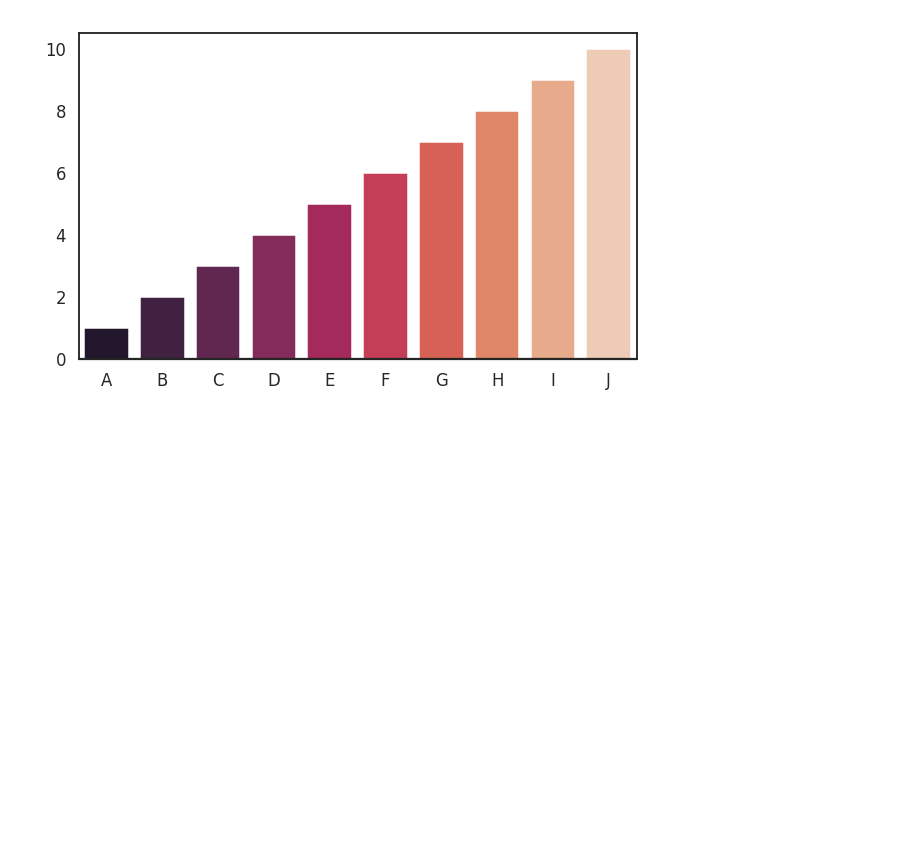
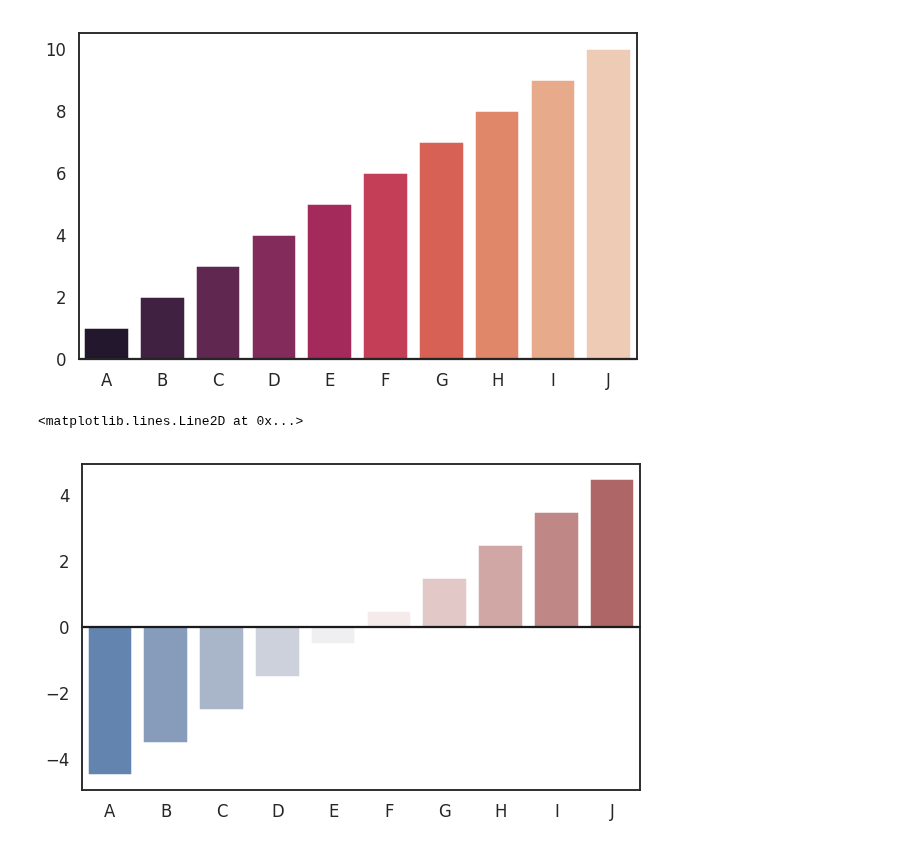
Before and after one commit to jgumin/jupyter-notebook, a Jupyter notebook: practice.ipynb, the cells around one changed output. Saved outputs shown, nothing was run; the diff lists cells and outputs as text; code cells hidden in the pictures; blank space fills up the shorter version.

```diff
--- a/practice.ipynb
+++ b/practice.ipynb
@@ -177,6 +177,12 @@ sns.barplot(x=x, y=y1, palette="rocket"
 # %%
 # Center the data to make it diverging
 y2 = y1 - 5.5
+# %%
+sns.barplot(x=x, y=y2, palette="vlag"
+           ).axhline(0, color="k", clip_on=False)
+# %% [output]
+<matplotlib.lines.Line2D at 0x...>
+[figure, added]
 # %%
 # fig = make_subplots(rows=1, cols=3)
 
```
Also changed, not shown: parts of 1 cell of this notebook.
